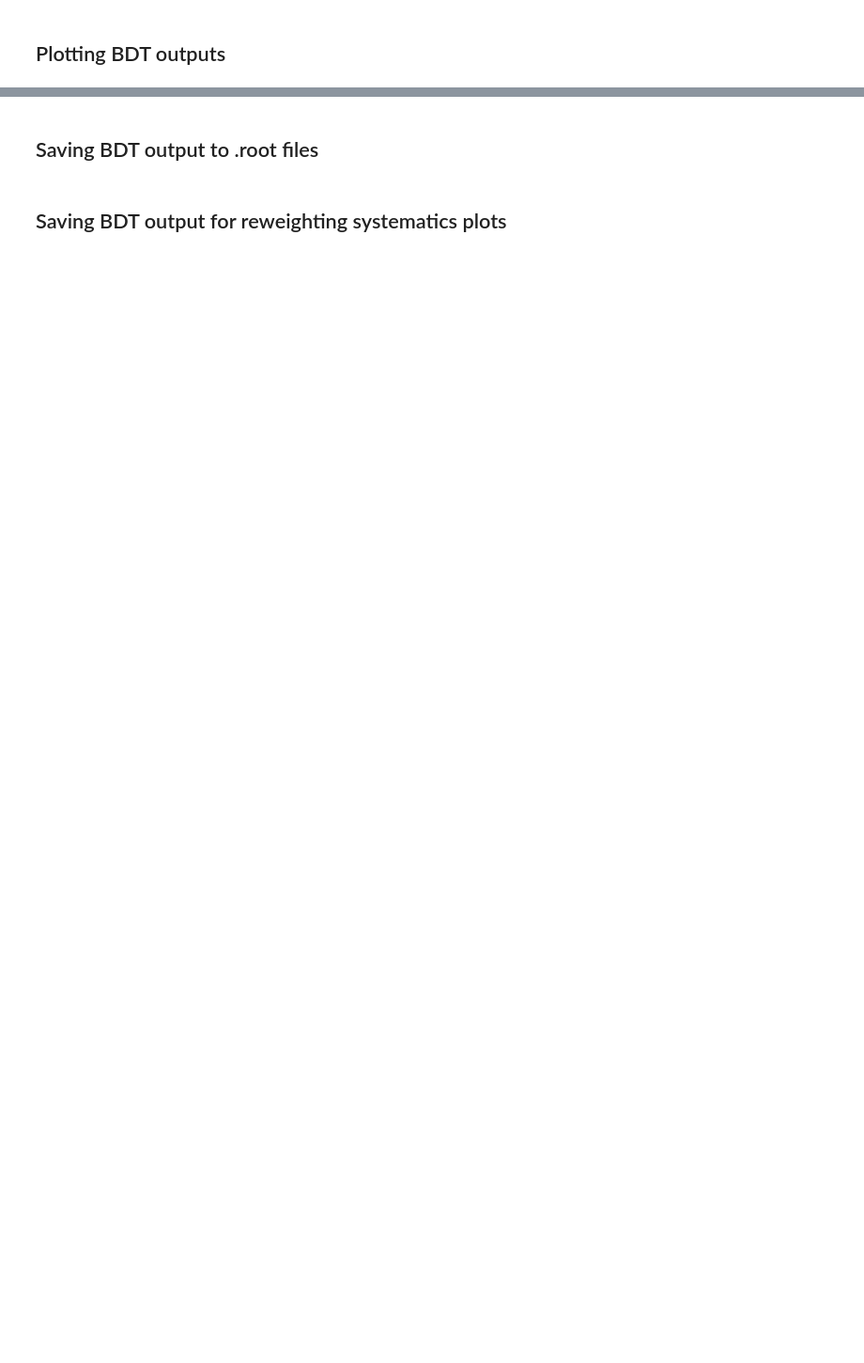
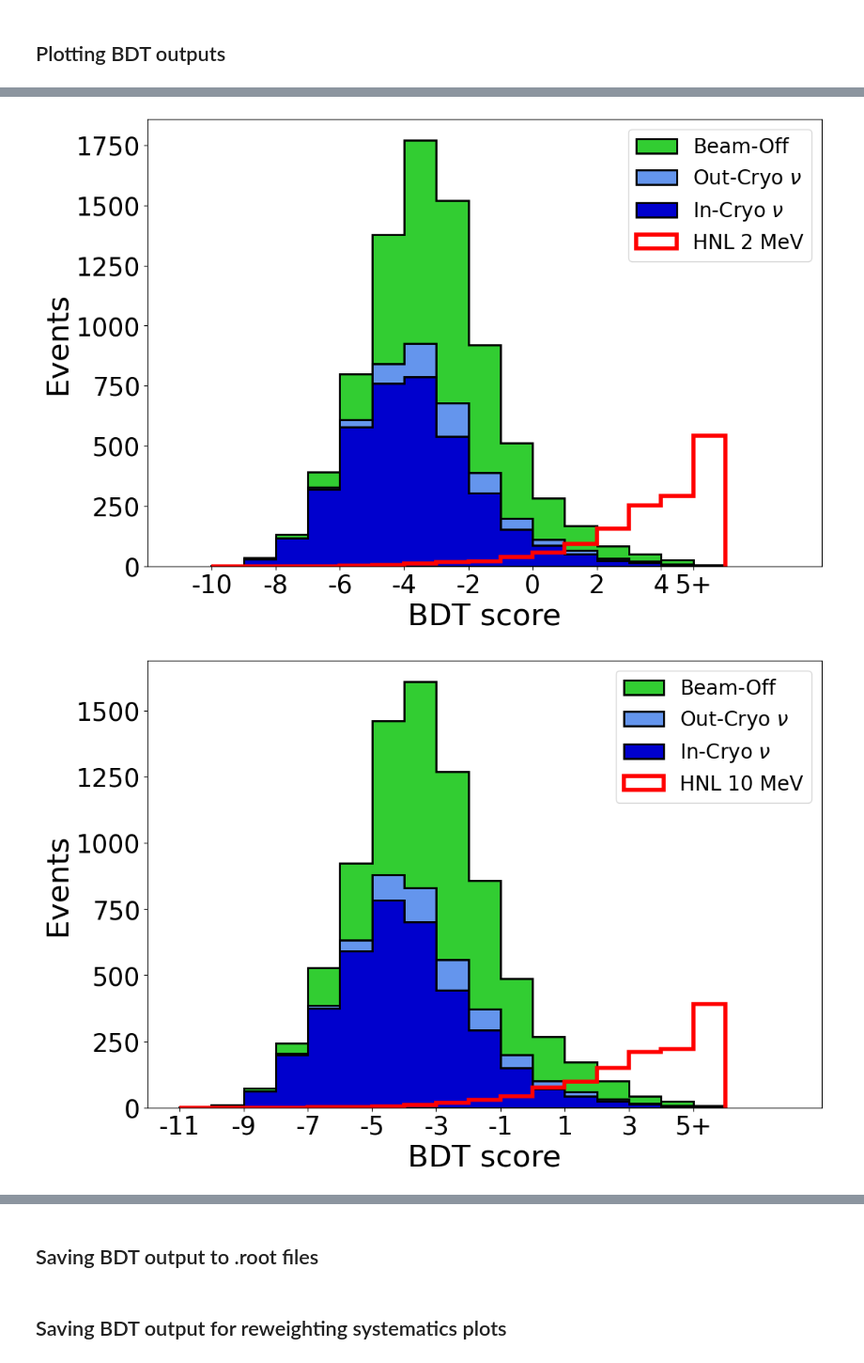
Before and after one commit to dmarsden01/uboone_HNL_analysis, a Jupyter notebook: 3.5_BDT_Results.ipynb, the cells around one changed output, grey strips where cells are left out. Shown at 94% size. Drawn from its saved outputs; the diff is of its cells as text; code cells hidden in the pictures; blank space fills up the shorter version.

```diff
--- a/3.5_BDT_Results.ipynb
+++ b/3.5_BDT_Results.ipynb
@@ -194,21 +197,29 @@ if Params["Load_pi0_dirac"] == True:
     sample_names = Constants.HNL_pi0_dirac_names
 elif Params["Load_single_file"] == True: HNL_masses = [Params["single_file"]]
 
-max_scores = []
+max_scores, min_scores = [], []
 for HNL_mass in HNL_masses:
     if Params["Load_lepton_signal"] == True:
         max_scores.append(max(Functions.logit(sample_test_dict[str(HNL_mass)+"_ee"][f"BDT_output_{HNL_mass}MeV"])))
+        min_scores.append(min(Functions.logit(sample_test_dict["overlay"][f"BDT_output_{HNL_mass}MeV"])))
     if Params["Load_pi0_signal"] == True:
         max_scores.append(max(Functions.logit(sample_test_dict[str(HNL_mass)+"_pi0"][f"BDT_output_{HNL_mass}MeV"])))
+        min_scores.append(min(Functions.logit(sample_test_dict["overlay"][f"BDT_output_{HNL_mass}MeV"])))
     if Params["Load_lepton_dirac"] == True:
         max_scores.append(max(Functions.logit(sample_test_dict[str(HNL_mass)+"_ee_dirac"][f"BDT_output_{HNL_mass}MeV"])))
+        min_scores.append(min(Functions.logit(sample_test_dict["overlay"][f"BDT_output_{HNL_mass}MeV"])))
     if Params["Load_pi0_dirac"] == True:
         max_scores.append(max(Functions.logit(sample_test_dict[str(HNL_mass)+"_pi0_dirac"][f"BDT_output_{HNL_mass}MeV"])))
+        min_scores.append(min(Functions.logit(sample_test_dict["overlay"][f"BDT_output_{HNL_mass}MeV"])))
 
 max_all_scores = max(max_scores)
+min_all_scores = min(min_scores)
 print("Maximum score for all signal samples is " + str(max_all_scores))
+print("Minimum score for all signal samples is " + str(min_all_scores))
 
 max_score_int = np.ceil(max_all_scores)
+min_score_int = np.floor(min_all_scores)
 print("Maximum integer for bins is " + str(max_score_int))
+print("Minimum integer for bins is " + str(min_score_int))
 # %% [output]
 Maximum score for all signal samples is 8.136006355285645
@@ -223,8 +236,9 @@ print(HNL_masses)
 ## Merging bins with zero bkg prediction
 # %%
 #Checking which bins to merge Need to properly write this
-merged_bins_dict = {}
-min_score_cut = -5.0
+merged_bins_dict, bin_cents = {}, {}
+# min_score_cut = -5.0
+min_score_cut = min_score_int
 xlims = [min_score_cut,max_score_int]
 nbins = int(xlims[1]-xlims[0])
 min_overlay = 3 #The threshold of minimum overlay events required in a bin, used to be 1
@@ -249,4 +263,5 @@ for HNL_mass in HNL_masses:
 
     bins_new.append(bins_list[-1])
     merged_bins_dict[HNL_mass] = bins_new
+    bin_cents[HNL_mass] = (np.array(bins_new[:-1])+np.array(bins_new[1:]))/2
 # %% [output]
@@ -377,0 +349,17 @@ PT.Plot_BDT_output(HNL_masses=HNL_masses, signal_names=sample_names, samples=sam
+# %%
+HNL_scale = 0.1
+
+for sig_name in sample_names:
+    HNL_mass = int(sig_name.split("_")[0])
+    theta_original = Constants.theta_mu_4_dict[HNL_mass]
+    theta_squared = theta_original**2
+    POT_scaling = Constants.run1_POT_scaling_dict[sig_name]
+    plotted_scaling = HNL_scale
+
+    theta_scaling_4 = POT_scaling/plotted_scaling
+    theta_scaling_2 = np.sqrt(theta_scaling_4)
+
+    approx_theta_squared = theta_squared/theta_scaling_2
+
+    print(sig_name)
+    print(approx_theta_squared)
@@ -377,0 +379,11 @@ PT.Plot_BDT_output(HNL_masses=HNL_masses, signal_names=sample_names, samples=sam
+# %%
+reload(PT)
+# HNL_scale = 0.1
+
+PT.Plot_BDT_output(HNL_masses=HNL_masses, signal_names=sample_names, samples=samples_plot, sample_norms=sample_norms, colours={}, xlims=xlims,
+                   bins_cent_dict=bins_cents_overflow, bins_dict=bins_overflow, bins_original=merged_bins_dict,
+                   xticks=xticks_dict, xticks_vals=vals_dict,figsize=[12,8], MergeBins=True, density=False, legloc="best",logy=False, savefig=True,
+                   save_str = "_full_Finished", Run=Params["Run"], logit = Params["Use_logit"],legsize=20, HNL_scale=HNL_scale)
+# %% [output]
+[figure, added]
+[figure, added]
```
Also changed, not shown: parts of 24 cells of this notebook, 5 other files.
